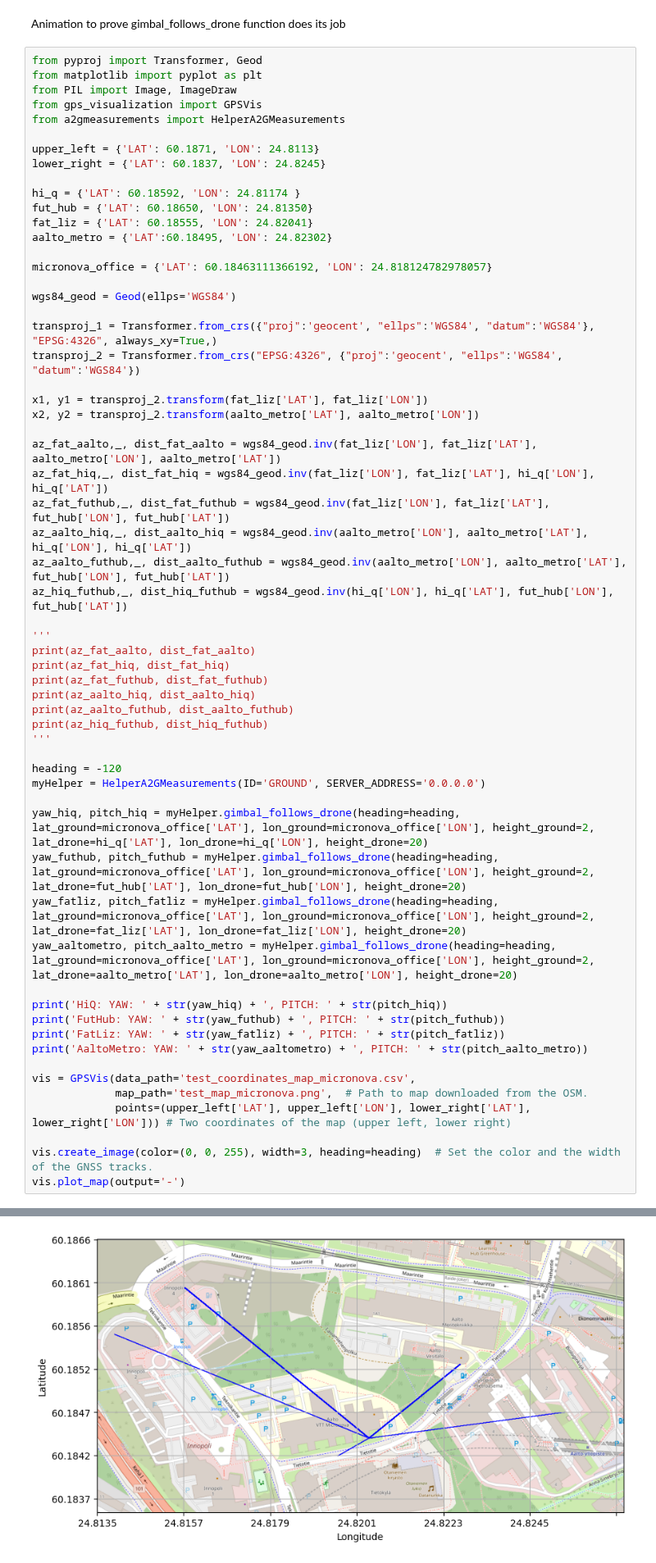
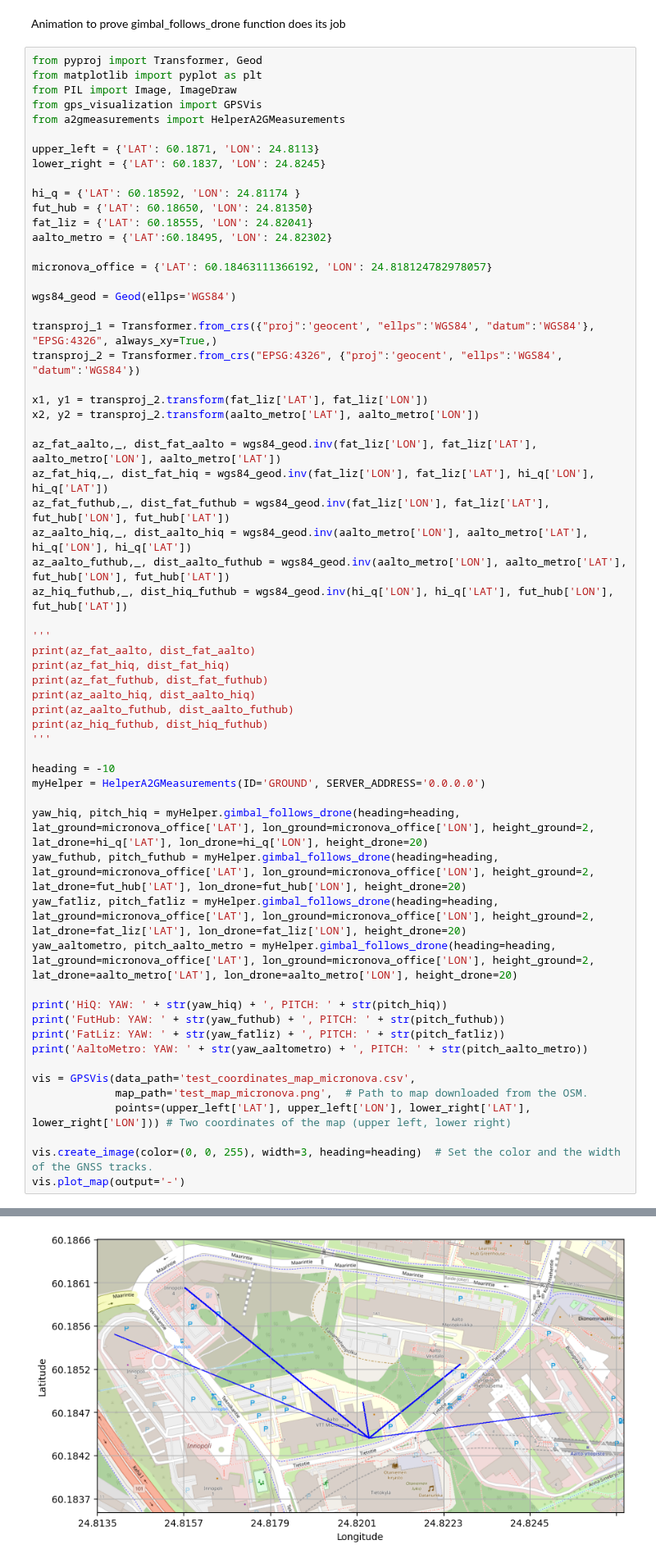
Before and after one commit to jvvtt/a2gMeasurements, a Jupyter notebook: notebook_for_tests.ipynb, the cells around one changed output, grey strips where cells are left out. Shown at 82% size. Cells and saved outputs as stored; diff of their text form.

```diff
--- a/notebook_for_tests.ipynb
+++ b/notebook_for_tests.ipynb
@@ -356,7 +356,7 @@ print(az_aalto_futhub, dist_aalto_futhub)
 print(az_hiq_futhub, dist_hiq_futhub)
 '''
 
-heading = -120
+heading = -10
 myHelper = HelperA2GMeasurements(ID='GROUND', SERVER_ADDRESS='0.0.0.0')
 
 yaw_hiq, pitch_hiq = myHelper.gimbal_follows_drone(heading=heading, lat_ground=micronova_office['LAT'], lon_ground=micronova_office['LON'], height_ground=2, lat_drone=hi_q['LAT'], lon_drone=hi_q['LON'], height_drone=20)
@@ -383,4 +383,4 @@ AaltoMetro: YAW: -1574, PITCH: 37
-[figure, old version]
+[figure, new version]
 # %%
 import numpy as np
 from matplotlib import pyplot as plt
```
Also changed, not shown: parts of 6 cells of this notebook, 2 other files.
